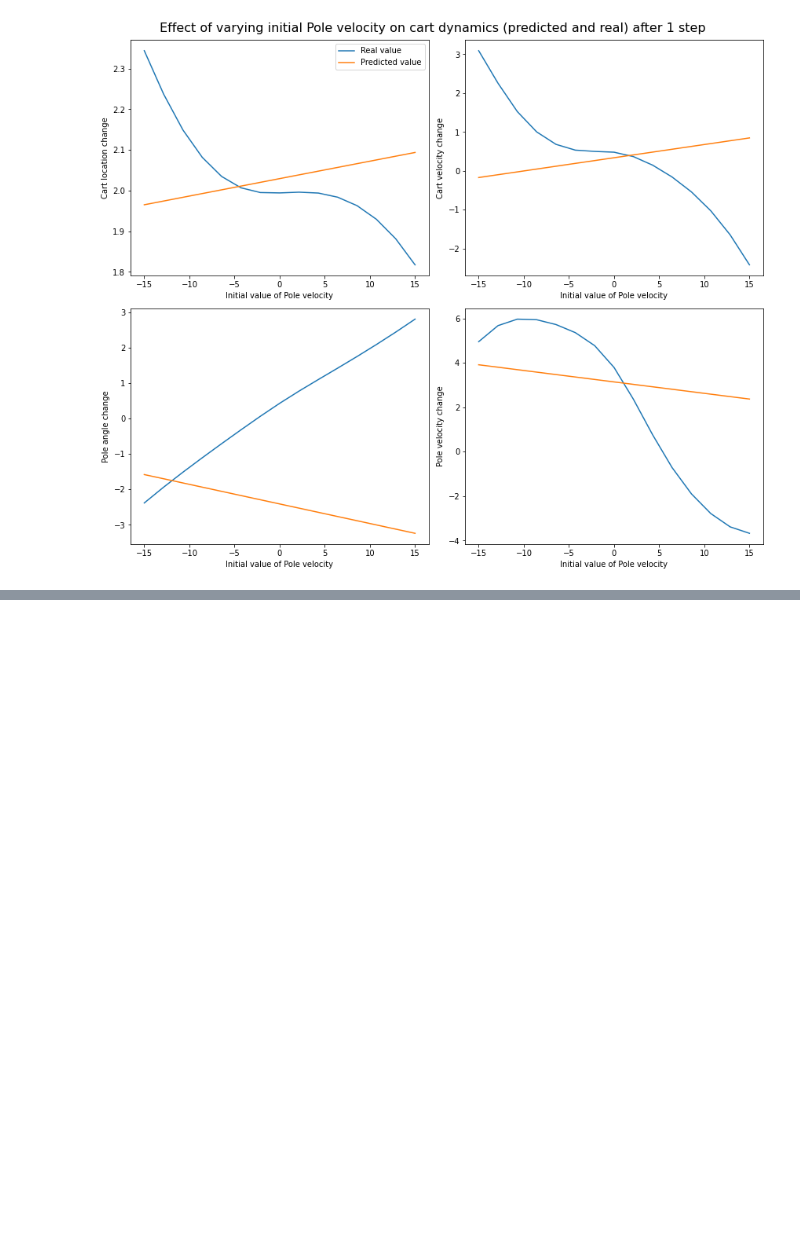
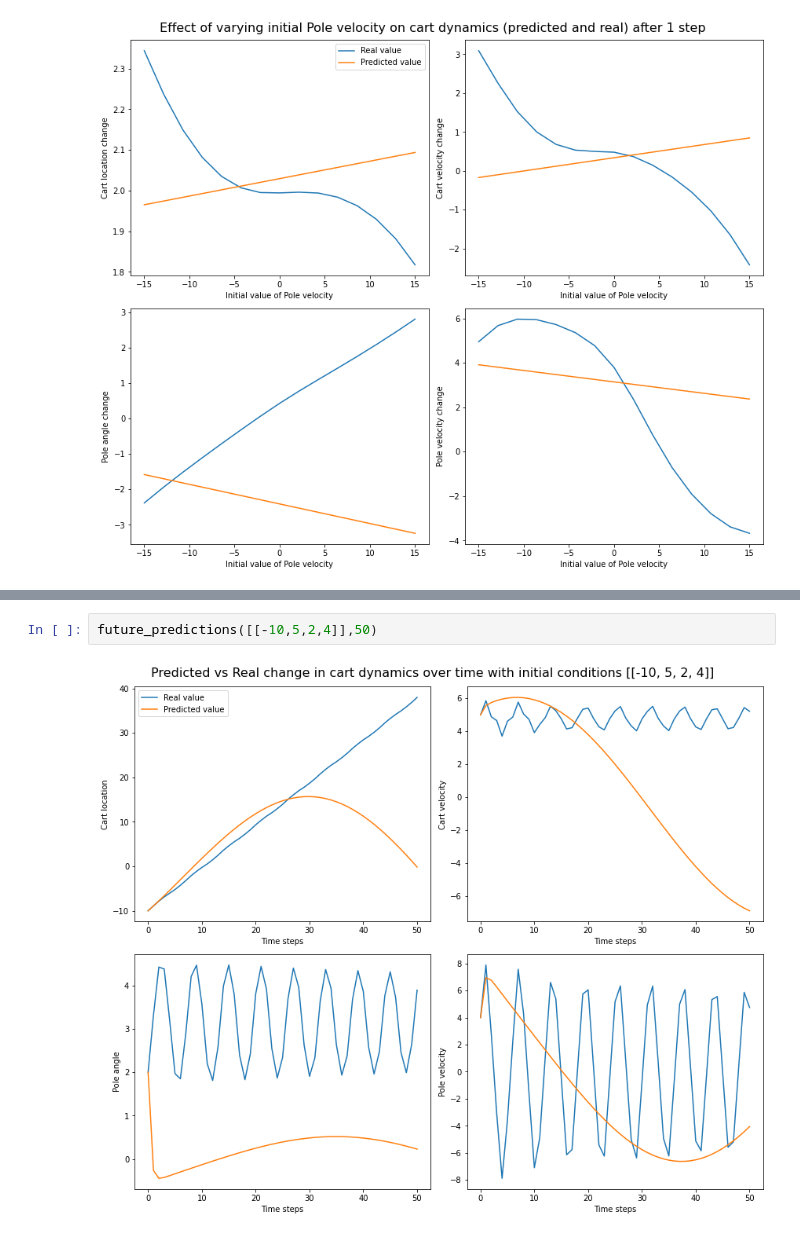
Before and after one commit to aditya-jain7/SF3, a Jupyter notebook: aj563_sf3_code.ipynb, the cells around one changed output, grey strips where cells are left out. Cells and saved outputs as stored; diff of their text form; blank space fills up the shorter version.

```diff
--- a/aj563_sf3_code.ipynb
+++ b/aj563_sf3_code.ipynb
@@ -596,0 +651,4 @@ one_step_difference_with_predictions(3,[-15,15],15)
+# %%
+future_predictions([[-10,5,2,4]],50)
+# %% [output]
+[figure, added]
```
Also changed, not shown: parts of 3 cells of this notebook.
